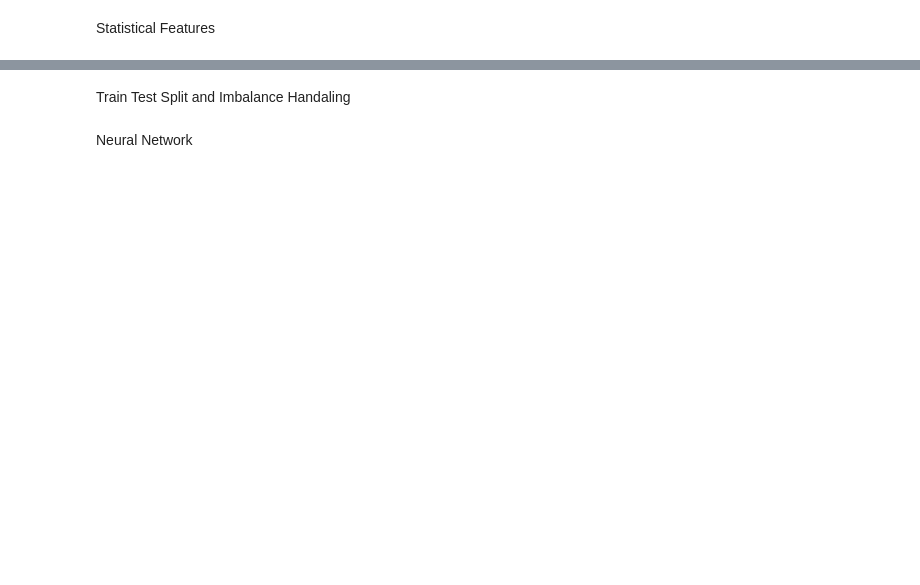
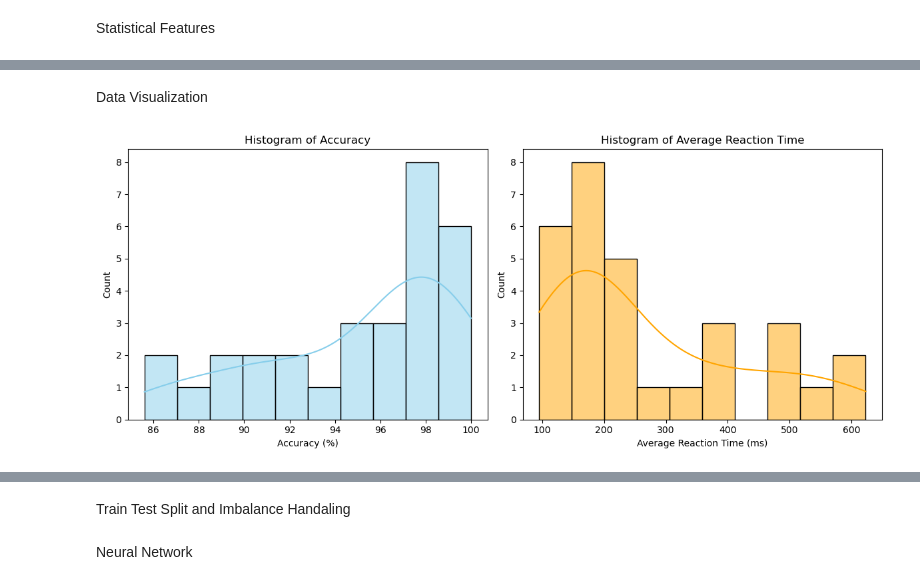
Before and after one commit to mumtahenaIslam/cse445, a Jupyter notebook: Mini Project 2/2212087642_mp02.ipynb, the cells around one changed output, grey strips where cells are left out. Saved outputs shown, nothing was run; the diff lists cells and outputs as text; code cells hidden in the pictures; blank space fills up the shorter version.

Commit message:
mp_02_data_visualization_fixed

```diff
--- a/Mini Project 2/2212087642_mp02.ipynb
+++ b/Mini Project 2/2212087642_mp02.ipynb
@@ -73,0 +118,21 @@ data.head()
+# %% [markdown]
+Data Visualization
+# %%
+#histograms of accuracy and avg reac time
+plt.figure(figsize=(12, 5))
+
+plt.subplot(1, 2, 1)
+sns.histplot(data['accuracy'], bins=10, kde=True, color='skyblue')
+plt.title("Histogram of Accuracy")
+plt.xlabel("Accuracy (%)")
+
+plt.subplot(1, 2, 2)
+sns.histplot(data['avg_reac_time'], bins=10, kde=True, color='orange')
+plt.title("Histogram of Average Reaction Time")
+plt.xlabel("Average Reaction Time (ms)")
+
+plt.tight_layout()
+plt.savefig("dv_histo.png")
+plt.show()
+# %% [output]
+[figure, added]
```
Also changed, not shown: parts of 20 cells of this notebook, 4 other files.
